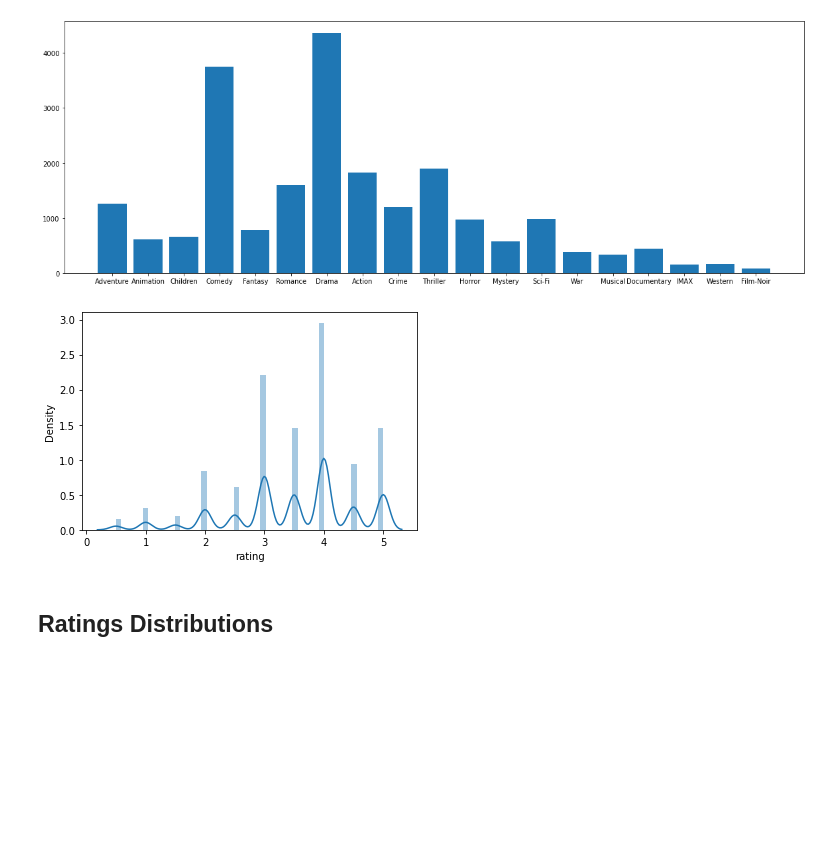
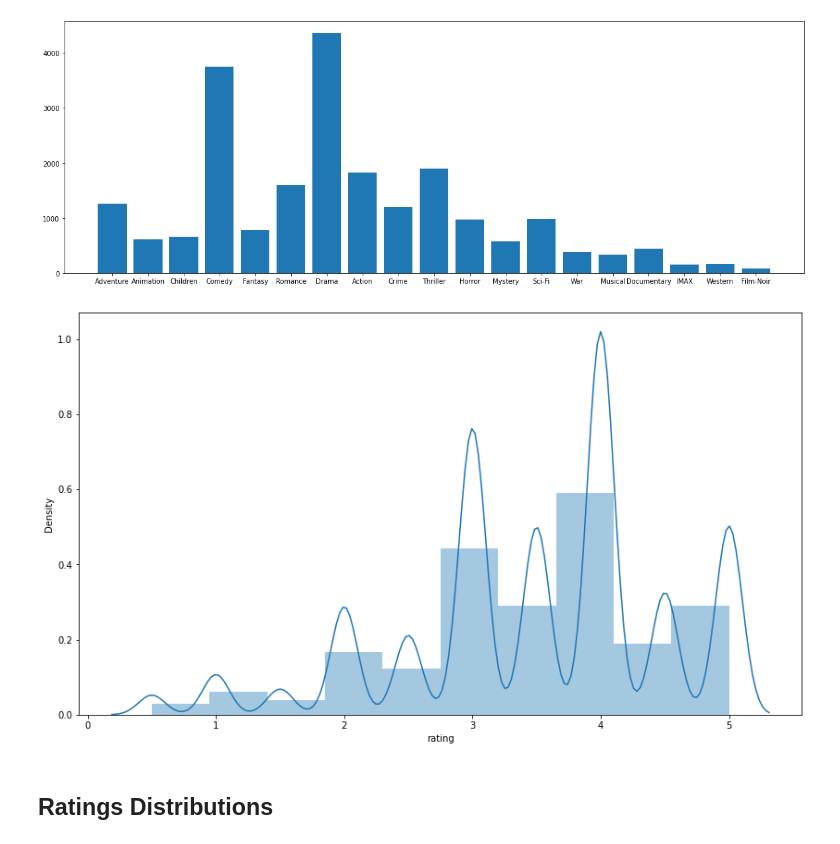
Before and after one commit to vchen-98/dsc_phase_4_proj, a Jupyter notebook: vc_alternatives.ipynb, the cells around one changed output. Saved outputs shown, nothing was run; the diff lists cells and outputs as text; code cells hidden in the pictures; blank space fills up the shorter version.

```diff
--- a/vc_alternatives.ipynb
+++ b/vc_alternatives.ipynb
@@ -318,9 +318,11 @@ plt.bar(geners_count.keys(),geners_count.values())
 [figure]
 # %%
 # ratings distribution
-sns.distplot(df_ratings["rating"]);
+fig, ax = plt.subplots(figsize = (14,8))
+sns.set_color_codes()
+sns.distplot(df_ratings["rating"], bins = 10);
 # %% [output]
-[figure, old version]
+[figure, new version]
 # %%
 # merge ratings
 merge_ratings_movies = pd.merge(df_movies, df_ratings, on='movieId', how='inner')
```
Also changed, not shown: parts of 4 cells of this notebook, 1 other file.
